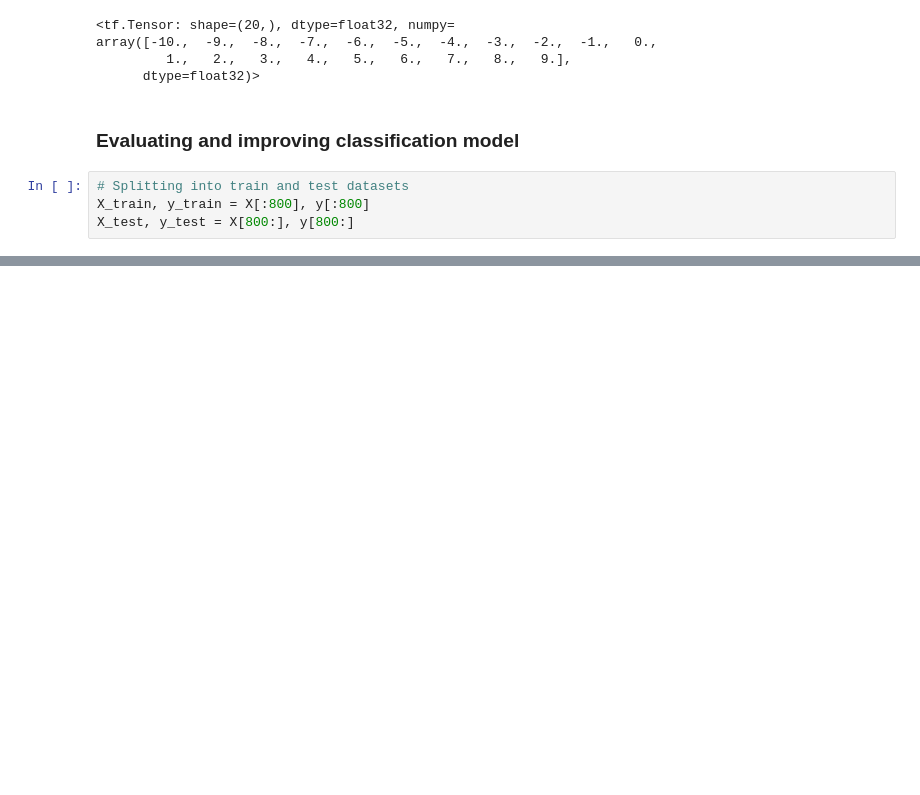
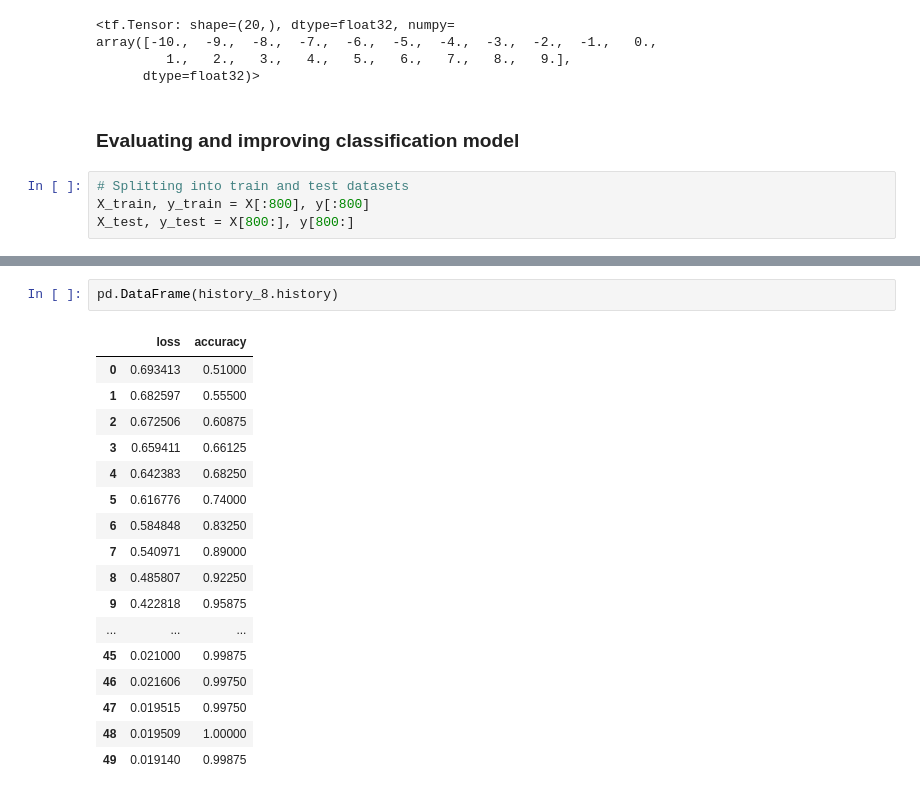
Before and after one commit to aakriti-dot/Tensorflow, a Jupyter notebook: Neural_network_classification.ipynb, the cells around one changed output, grey strips where cells are left out. Saved outputs shown, nothing was run; the diff lists cells and outputs as text; blank space fills up the shorter version.

```diff
--- a/Neural_network_classification.ipynb
+++ b/Neural_network_classification.ipynb
@@ -566,0 +588,20 @@ doing binary classifcation...
+# %%
+pd.DataFrame(history_8.history)
+# %% [output]
+|  | loss | accuracy |
+| 0 | 0.693413 | 0.51000 |
+| 1 | 0.682597 | 0.55500 |
+| 2 | 0.672506 | 0.60875 |
+| 3 | 0.659411 | 0.66125 |
+| 4 | 0.642383 | 0.68250 |
+| 5 | 0.616776 | 0.74000 |
+| 6 | 0.584848 | 0.83250 |
+| 7 | 0.540971 | 0.89000 |
+| 8 | 0.485807 | 0.92250 |
+| 9 | 0.422818 | 0.95875 |
+| ... | ... | ... |
+| 45 | 0.021000 | 0.99875 |
+| 46 | 0.021606 | 0.99750 |
+| 47 | 0.019515 | 0.99750 |
+| 48 | 0.019509 | 1.00000 |
+| 49 | 0.019140 | 0.99875 |
```
Also changed, not shown: parts of 23 cells of this notebook.
